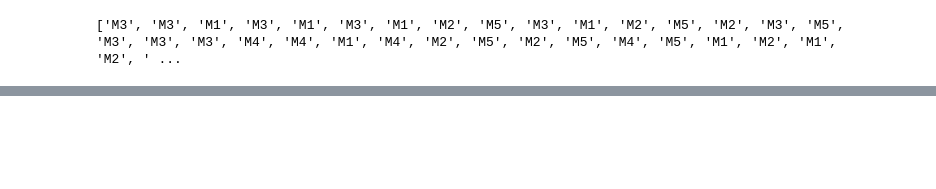
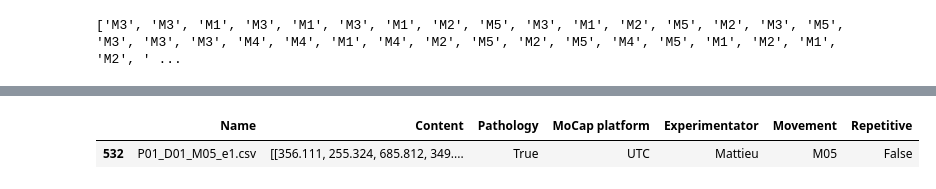
Before and after one commit to eder1234/FaceMoCap-Dataset, a Jupyter notebook: dataset_completion.ipynb, the cells around one changed output, grey strips where cells are left out. Drawn from its saved outputs; the diff is of its cells as text; code cells hidden in the pictures; blank space fills up the shorter version.

```diff
--- a/dataset_completion.ipynb
+++ b/dataset_completion.ipynb
@@ -115,3 +115,9 @@ pathology_df.head(20)
 # %%
 # Save the dataframe as a pickle file
 pathology_df.to_pickle("pathology_df.pkl")
+# %%
+# Find M04 in the dataframe
+pathology_df.loc[pathology_df["Movement"] == "M05"]
+# %% [output]
+|  | Name | Content | Pathology | MoCap platform | Experimentator | Movement | Repetitive |
+| 532 | P01_D01_M05_e1.csv | [[356.111, 255.324, 685.812, 349.... | True | UTC | Mattieu | M05 | False |
```
Also changed, not shown: parts of 4 cells of this notebook.
